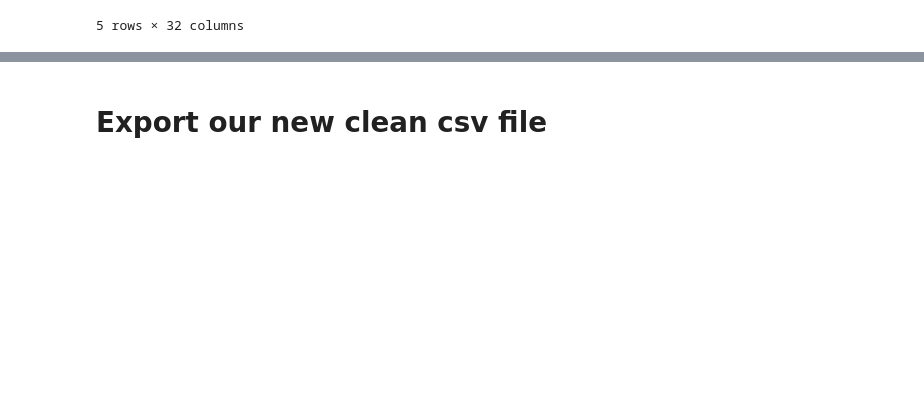
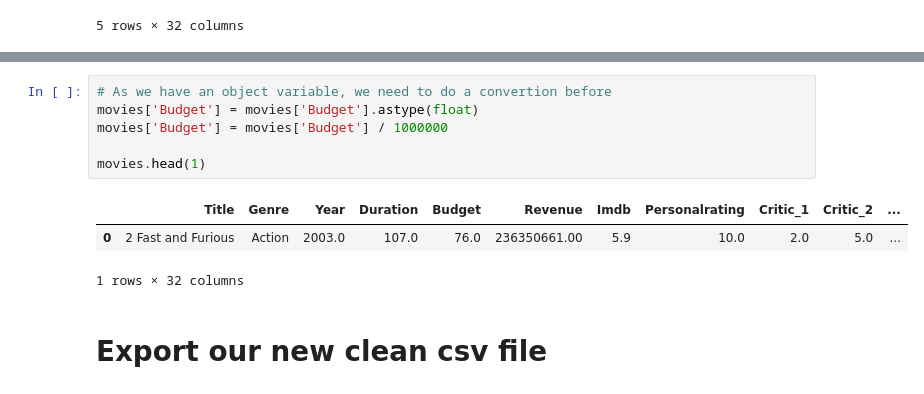
Before and after one commit to Alaninja1209/Did-you-like-the-movie-, a Jupyter notebook: Movie_Dataset_CleaningStage.ipynb, the cells around one changed output, grey strips where cells are left out. Saved outputs shown, nothing was run; the diff lists cells and outputs as text; blank space fills up the shorter version.

```diff
--- a/Movie_Dataset_CleaningStage.ipynb
+++ b/Movie_Dataset_CleaningStage.ipynb
@@ -121,2 +161,12 @@ Now that we eliminate the unnecessary columns and rows, we proceed to eliminate
+# %%
+# As we have an object variable, we need to do a convertion before
+movies['Budget'] = movies['Budget'].astype(float)
+movies['Budget'] = movies['Budget'] / 1000000
+
+movies.head(1)
+# %% [output]
+|  | Title | Genre | Year | Duration | Budget | Revenue | Imdb | Personalrating | Critic_1 | Critic_2 | ... |
+| 0 | 2 Fast and Furious | Action | 2003.0 | 107.0 | 76.0 | 236350661.00 | 5.9 | 10.0 | 2.0 | 5.0 | ... |
+1 rows × 32 columns
 # %% [markdown]
 # Export our new clean csv file
```
Also changed, not shown: parts of 4 cells of this notebook.
